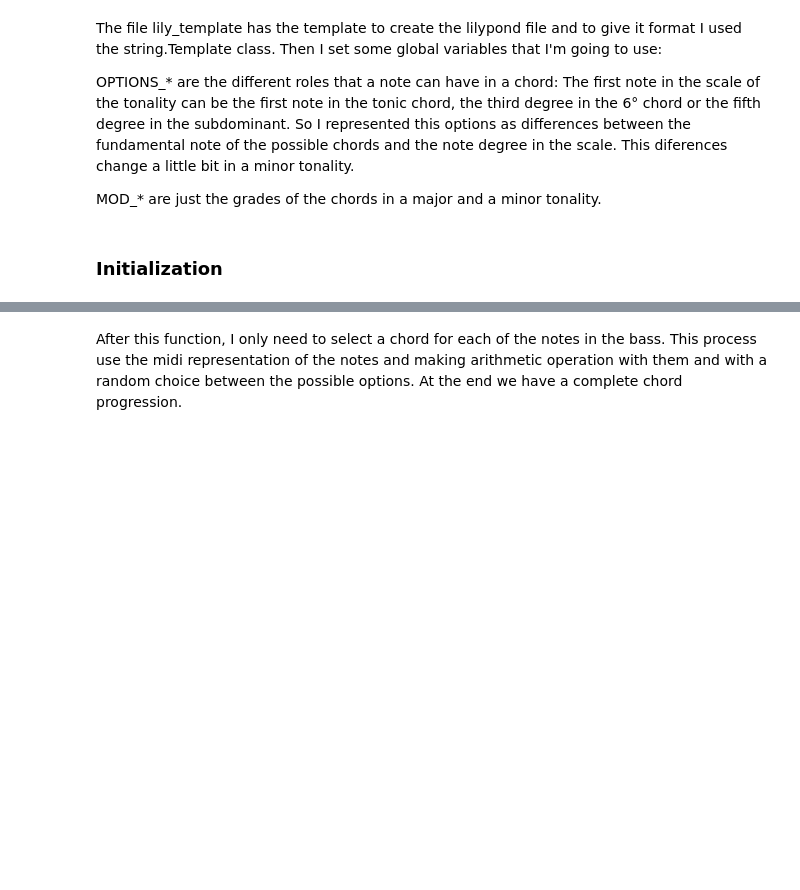
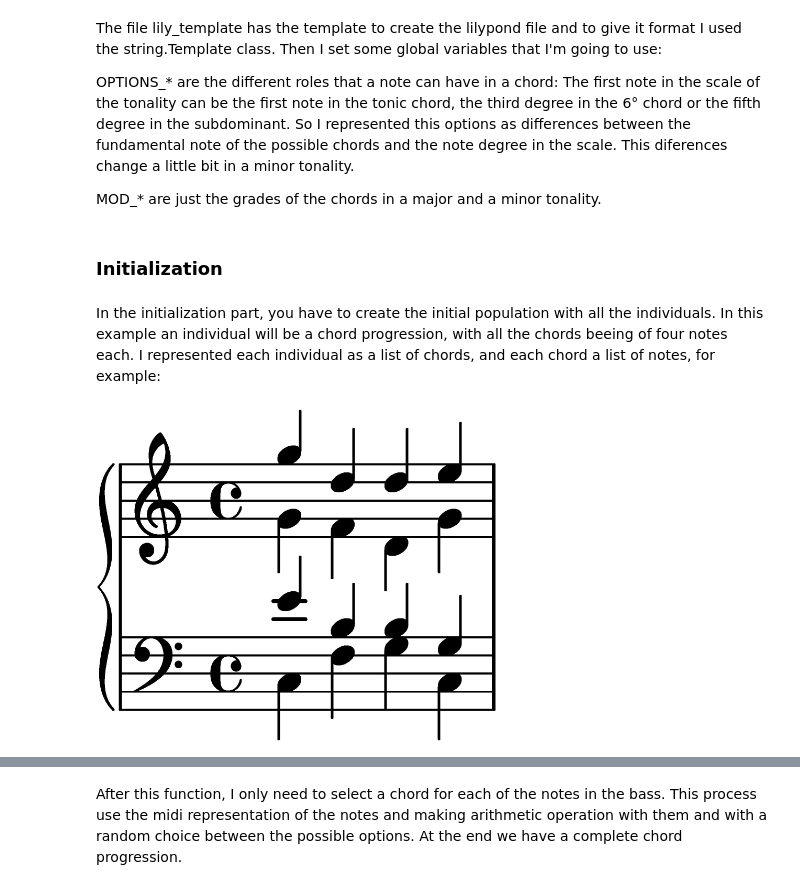
Before and after one commit to schiob/schiob.github.io, a Jupyter notebook: content/programming/Genetic_Chords-Copy1.ipynb, the cells around one changed output, grey strips where cells are left out. Drawn from its saved outputs; the diff is of its cells as text; code cells hidden in the pictures; blank space fills up the shorter version.

```diff
--- a/content/programming/Genetic_Chords-Copy1.ipynb
+++ b/content/programming/Genetic_Chords-Copy1.ipynb
@@ -57,4 +63,10 @@ MOD_M = ('M','m','m','M','M','m','d')
 MOD_m = ('m','d','M','m','M','M','M')
 # %% [markdown]
 ### Initialization
+# %% [markdown]
+In the initialization part, you have to create the initial population with all the individuals. In this example an individual will be a chord progression, with all the chords beeing of four notes each. I represented each individual as a list of chords, and each chord a list of notes, for example:
+# %%
+display.Image('img/ex_prog.jpg', width=400)
+# %% [output]
+[figure, added]
 # %% [markdown]
```
Also changed, not shown: parts of 8 cells of this notebook, 1 other file.
